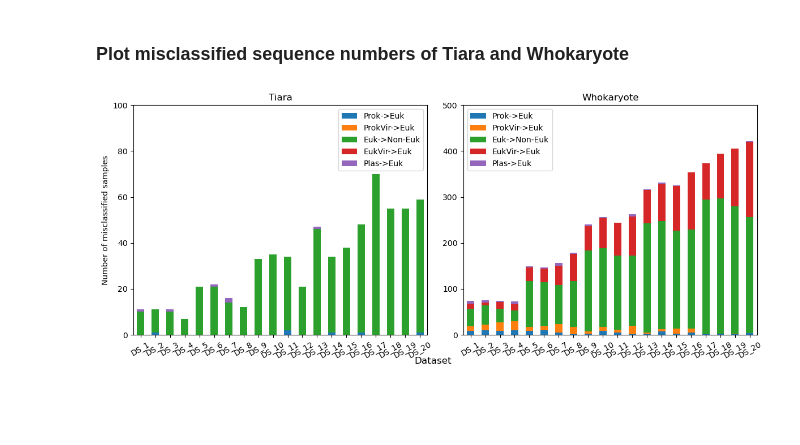
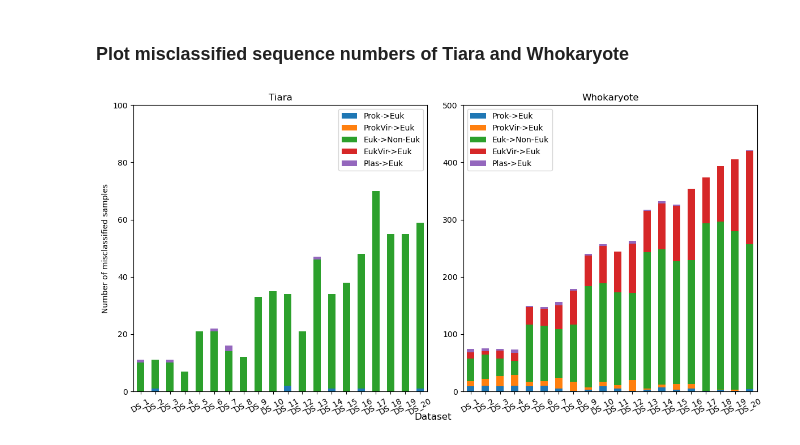
Before and after one commit to chengsly/DeepMicroClass, a Jupyter notebook: plot_figures/plot_acc_f1/visualize_misclassified.ipynb, the cells around one changed output. Drawn from its saved outputs; the diff is of its cells as text; code cells hidden in the pictures; blank space fills up the shorter version.

```diff
--- a/plot_figures/plot_acc_f1/visualize_misclassified.ipynb
+++ b/plot_figures/plot_acc_f1/visualize_misclassified.ipynb
@@ -10,32 +10,25 @@ xticks = [f'DS_{i}' for i in range(1, 21)]
 # %%
 tiara = pd.read_csv('/home/tianqi/project/DeepMicrobeFinder/perf_summary/misclassified_tiara.csv')
 tiara.index = xticks
 
 whokaryote = pd.read_csv('/home/tianqi/project/DeepMicrobeFinder/perf_summary/misclassified_whokaryote.csv')
 whokaryote.index = xticks
 
-fig, ax = plt.subplots(1, 2, figsize=(12, 5))
+fig, ax = plt.subplots(1, 2, figsize=(12, 6))
 tiara.plot.bar(stacked=True, ax=ax[0])
 ax[0].set_title('Tiara')
-# ax[0].set_xlabel('Dataset')
 ax[0].set_ylabel('Number of misclassified samples')
 ax[0].set_ylim(0, 100)
 ax[0].tick_params(axis='x', labelrotation=30)
 
-# ax[0].legend(loc='upper left', bbox_to_anchor=(1, 1))
 
 whokaryote.plot.bar(stacked=True, ax=ax[1])
 ax[1].set_title('Whokaryote')
-# ax[1].set_xlabel('Dataset')
-# ax[1].set_ylabel('Number of misclassified samples')
 ax[1].set_ylim(0, 500)
 ax[1].tick_params(axis='x', labelrotation=30)
-# ax[1].legend(loc='upper left', bbox_to_anchor=(1, 1))
 
 fig.tight_layout()
 fig.supxlabel('Dataset')
-# fig.supylabel('Number of misclassified samples')
-# fig.hspace = 0.0
 fig.savefig('/home/tianqi/project/DeepMicrobeFinder/plot_figures/plot_acc_f1/analysis_results/mistake_euk.pdf', bbox_inches='tight')
 # %% [output]
-[figure, old version]
+[figure, new version]
```
Also changed, not shown: parts of 2 cells of this notebook, 2 other files.
